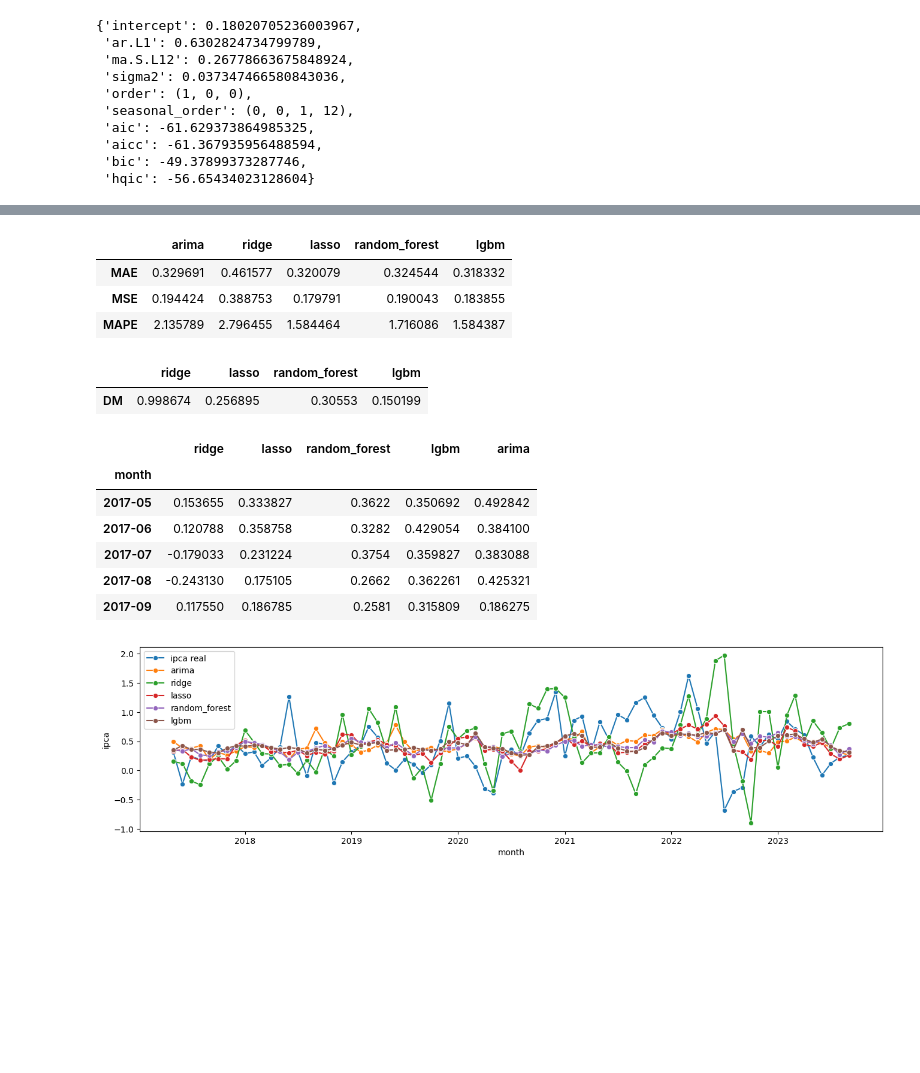
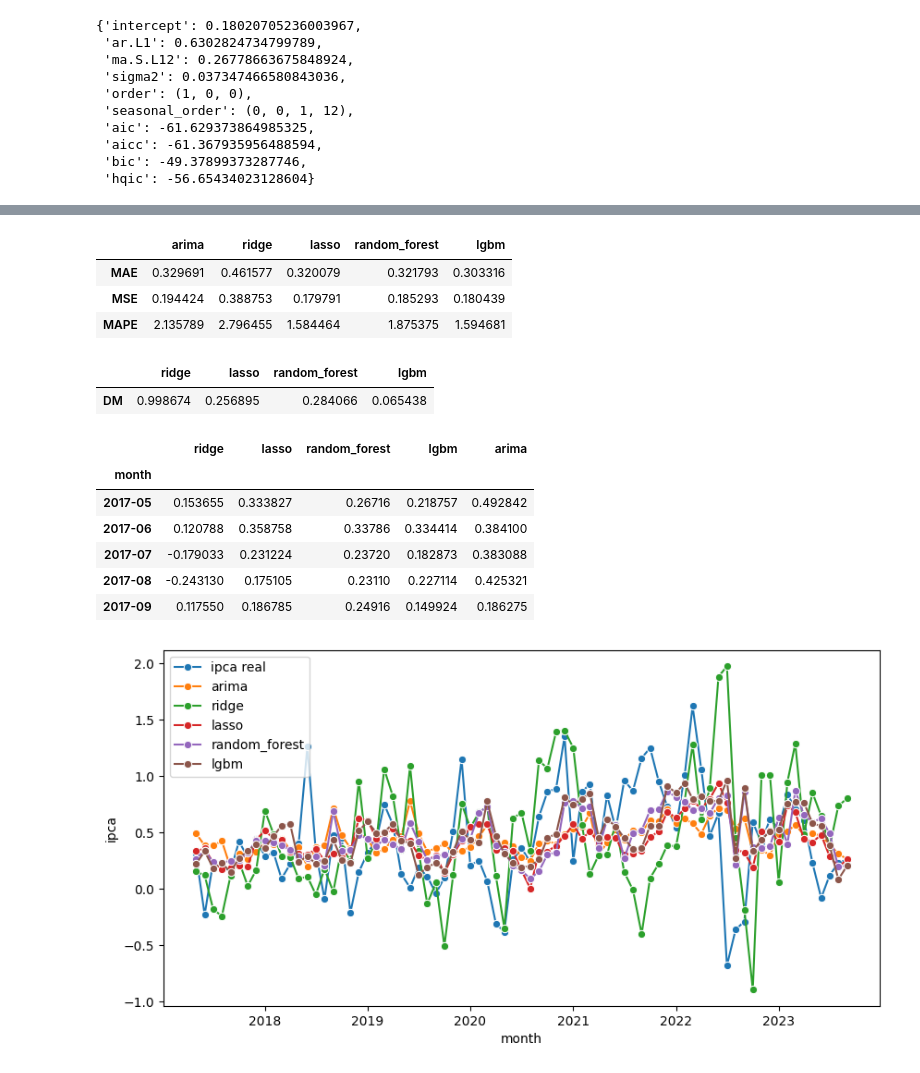
Before and after one commit to GuilhermeFrainer/tcc, a Jupyter notebook: h3.ipynb, the cells around one changed output, grey strips where cells are left out. Drawn from its saved outputs; the diff is of its cells as text; code cells hidden in the pictures; blank space fills up the shorter version.

```diff
--- a/h3.ipynb
+++ b/h3.ipynb
@@ -49,25 +41,28 @@ df.head()
 # Cria cópia para usar para comparações depois
 # Isso é um tanto de paranóia
 ipca = df['ipca'].copy()
-ipca_train, ipca_test = temporal_train_test_split(ipca, test_size=TEST_SIZE - FORECASTING_HORIZON + 1)
+ipca_train, ipca_test = temporal_train_test_split(
+    ipca,
+    test_size=fvars.TEST_SIZE - FORECASTING_HORIZON + 1
+)
 # %%
 # Benchmark
 arima = AutoARIMA(sp=12)
 # Regressores
 regressors = {
     'ridge': RidgeCV(),
-    'lasso': LassoCV(max_iter=LASSO_MAX_ITER),
-    'random_forest': RandomForestRegressor(max_features=RF_MAX_FEATURES),
-    'lgbm': LGBMRegressor(max_depth=LGBM_MAX_DEPTH, learning_rate=LGBM_LEARNING_RATE)
+    'lasso': LassoCV(**fvars.lasso),
+    'random_forest': RandomForestRegressor(**fvars.rf),
+    'lgbm': LGBMRegressor(**fvars.lgbm)
 }
 # Converte regressores com 'make_reduction'
 forecasters = {}
 for model, reg in regressors.items():
-    forecasters[model] = make_reduction(reg, window_length=WINDOW_LENGTH)
+    forecasters[model] = make_reduction(reg, window_length=fvars.WINDOW_LENGTH)
 # %%
 # Roda o ARIMA
 # Serve apenas para achar o tamanho da 'initial_window' e para métricas de erro depois
-y_train, y_test = temporal_train_test_split(df['ipca'], test_size=TEST_SIZE)
+y_train, y_test = temporal_train_test_split(df['ipca'], test_size=fvars.TEST_SIZE)
 fh = ForecastingHorizon(FORECASTING_HORIZON, is_relative=True)
 cv = ExpandingWindowSplitter(fh, initial_window=y_train.size)
 arima.fit(y_train)
@@ -110,7 +105,7 @@ arima.get_fitted_params()
 # %%
 # Salva métricas de erro e previsões em dicionário
 res = {}
-preds = {}
+preds = {} # Salva 'arima_pred' aqui depois de rodar teste DM
 # Salva métricas de erro do ARIMA
 mae = MeanAbsoluteError()
 mse = MeanSquaredError()
@@ -126,7 +121,7 @@ for model, forecaster in forecasters.items():
     mape = MeanAbsolutePercentageError()
 
     # Modelos lineares (precisam de dados normalizados)
-    if model in LINEAR_MODELS:
+    if model in fvars.LINEAR_MODELS:
         # Normaliza dados
         scaler = StandardScaler()
         normalized_data = scaler.fit_transform(df)
@@ -169,14 +146,15 @@ res_df = pd.DataFrame(res, index=['MAE', 'MSE', 'MAPE'])
 res_df
 # %% [output]
 |  | arima | ridge | lasso | random_forest | lgbm |
-| MAE | 0.329691 | 0.461577 | 0.320079 | 0.324544 | 0.318332 |
-| MSE | 0.194424 | 0.388753 | 0.179791 | 0.190043 | 0.183855 |
-| MAPE | 2.135789 | 2.796455 | 1.584464 | 1.716086 | 1.584387 |
+| MAE | 0.329691 | 0.461577 | 0.320079 | 0.321793 | 0.303316 |
+| MSE | 0.194424 | 0.388753 | 0.179791 | 0.185293 | 0.180439 |
+| MAPE | 2.135789 | 2.796455 | 1.584464 | 1.875375 | 1.594681 |
 # %%
 p_values = {}
 for model, pred in preds.items():
     p_values[model] = epf.DM(ipca_test, arima_pred, pred)
-pd.DataFrame(p_values, index=['DM'])
+p_value_df = pd.DataFrame(p_values, index=['DM'])
+p_value_df
 # %% [output]
 |  | ridge | lasso | random_forest | lgbm |
-| DM | 0.998674 | 0.256895 | 0.30553 | 0.150199 |
+| DM | 0.998674 | 0.256895 | 0.284066 | 0.065438 |
@@ -187,24 +170,25 @@ preds_df.head()
 # %% [output]
 |  | ridge | lasso | random_forest | lgbm | arima |
 | month |  |  |  |  |  |
-| 2017-05 | 0.153655 | 0.333827 | 0.3622 | 0.350692 | 0.492842 |
-| 2017-06 | 0.120788 | 0.358758 | 0.3282 | 0.429054 | 0.384100 |
-| 2017-07 | -0.179033 | 0.231224 | 0.3754 | 0.359827 | 0.383088 |
-| 2017-08 | -0.243130 | 0.175105 | 0.2662 | 0.362261 | 0.425321 |
-| 2017-09 | 0.117550 | 0.186785 | 0.2581 | 0.315809 | 0.186275 |
+| 2017-05 | 0.153655 | 0.333827 | 0.26716 | 0.218757 | 0.492842 |
+| 2017-06 | 0.120788 | 0.358758 | 0.33786 | 0.334414 | 0.384100 |
+| 2017-07 | -0.179033 | 0.231224 | 0.23720 | 0.182873 | 0.383088 |
+| 2017-08 | -0.243130 | 0.175105 | 0.23110 | 0.227114 | 0.425321 |
+| 2017-09 | 0.117550 | 0.186785 | 0.24916 | 0.149924 | 0.186275 |
 # %%
 labels = ['ipca real', 'arima', 'ridge', 'lasso', 'random_forest', 'lgbm']
 fig, ax = utils.plot_series(
     ipca_test,
     preds['arima'],
     preds['ridge'],
     preds['lasso'],
     preds['random_forest'],
     preds['lgbm'],
-    labels=labels
+    labels=labels,
+    figsize=fvars.FIGSIZE
 )
 fig.savefig(f"imagens/h{FORECASTING_HORIZON}.png")
 # %% [output]
-[figure, old version]
+[figure, new version]
 # %%
 preds_df.to_csv(f"previsões/h{FORECASTING_HORIZON}.csv", sep=';', decimal=',')
```
Also changed, not shown: parts of 6 cells of this notebook, 6 other files.
